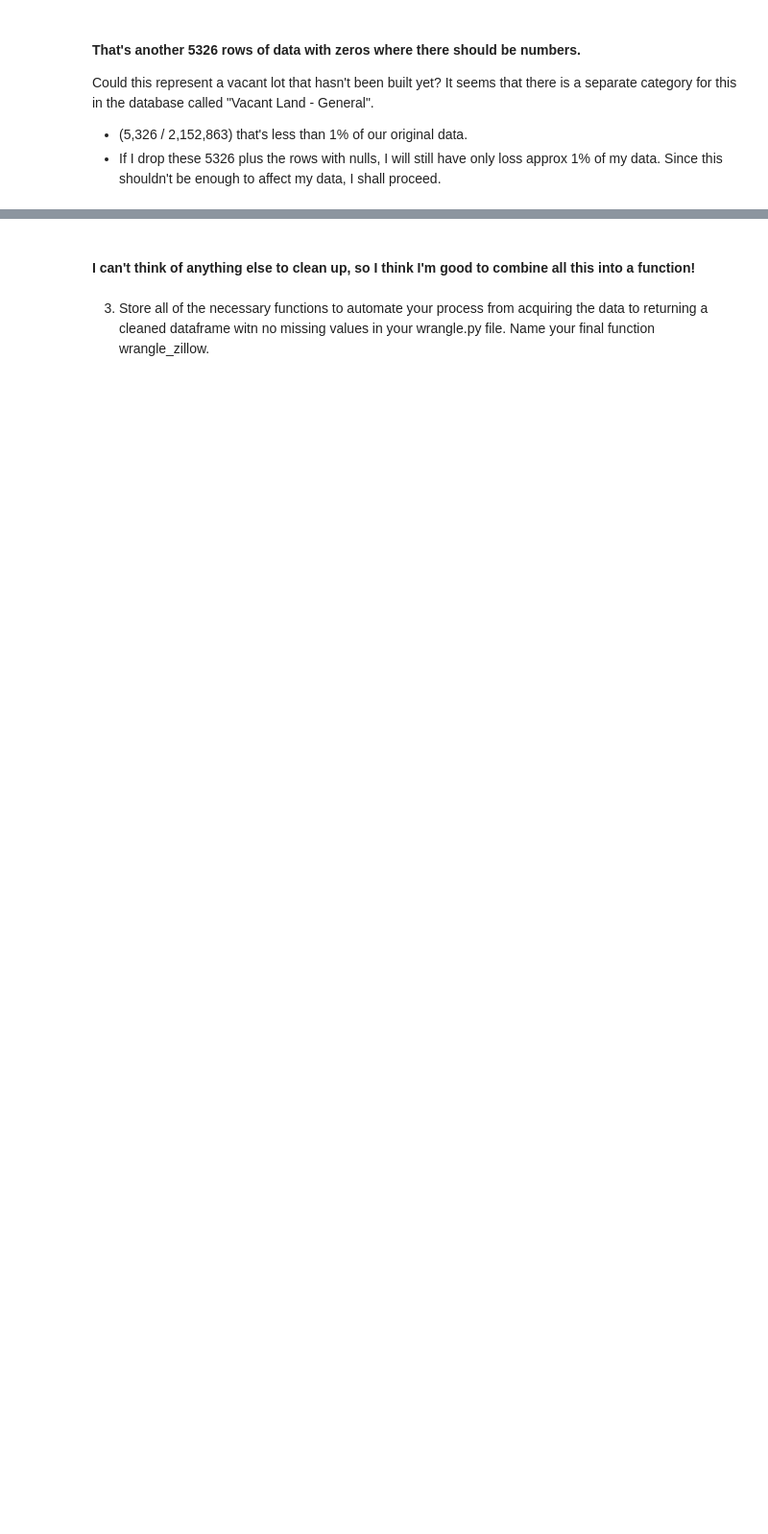
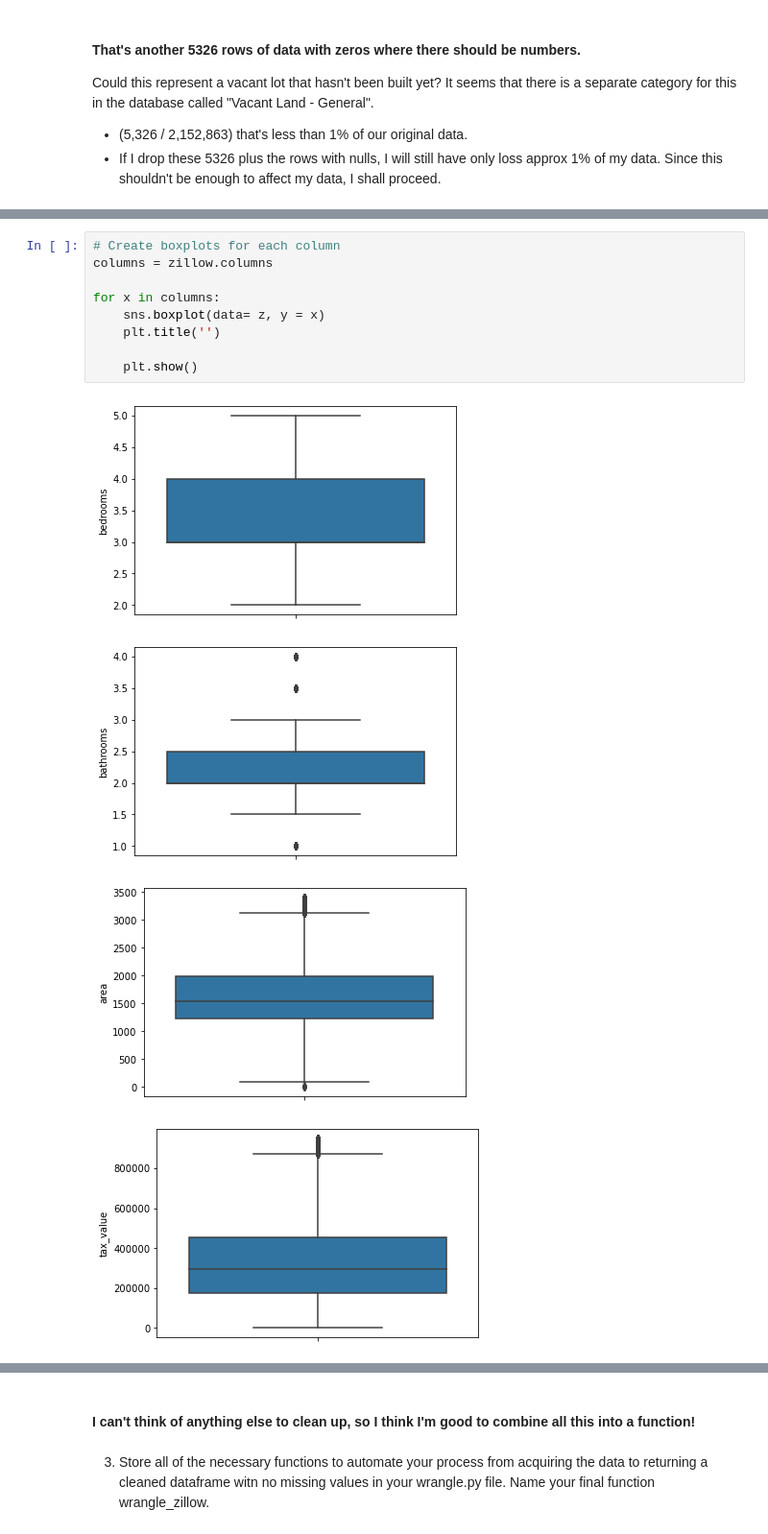
Before and after one commit to JeanetteSchulz/regression-exercises, a Jupyter notebook: wrangle_notebook.ipynb, the cells around one changed output, grey strips where cells are left out. Shown at 96% size. Saved outputs shown, nothing was run; the diff lists cells and outputs as text; blank space fills up the shorter version.

```diff
--- a/wrangle_notebook.ipynb
+++ b/wrangle_notebook.ipynb
@@ -255,0 +323,14 @@ print(zillow.shape)
+# %%
+# Create boxplots for each column
+columns = zillow.columns
+
+for x in columns:
+    sns.boxplot(data= z, y = x)
+    plt.title('')
+
+    plt.show()
+# %% [output]
+[figure, added]
+[figure, added]
+[figure, added]
+[figure, added]
```
Also changed, not shown: parts of 27 cells of this notebook.
